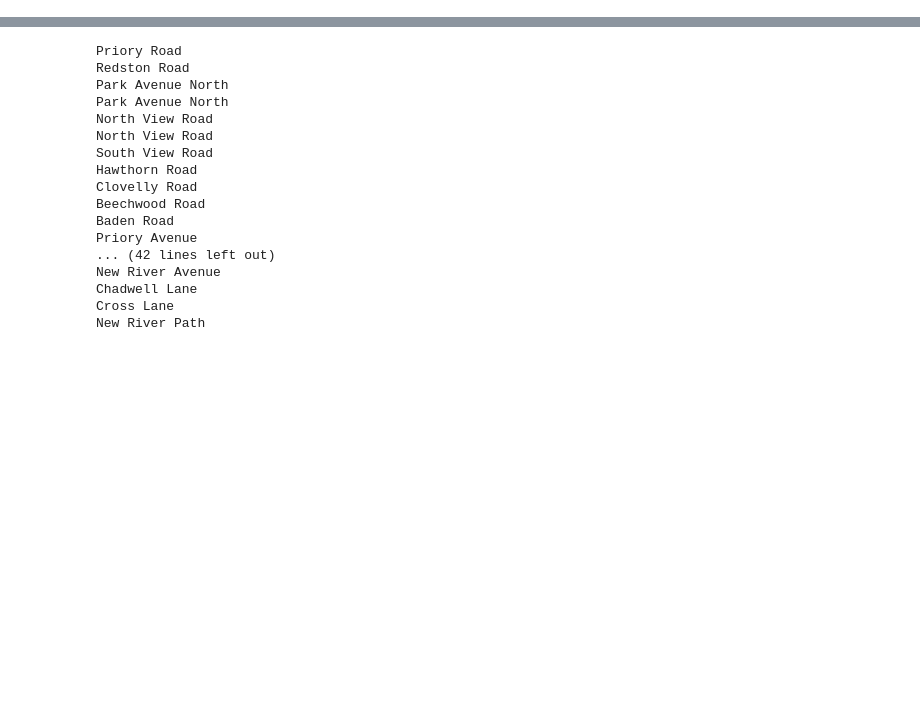
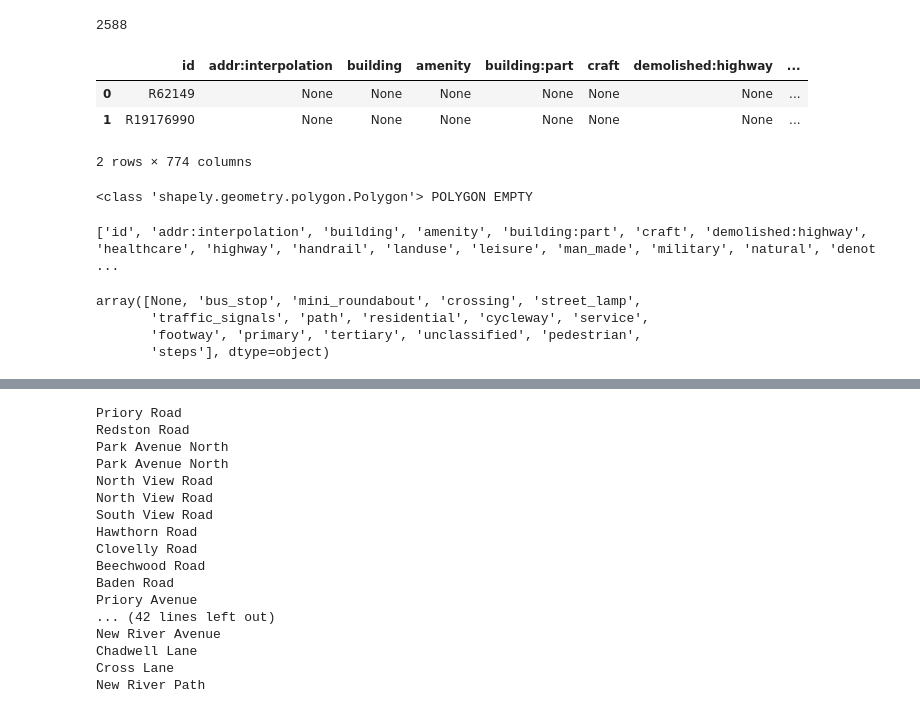
Before and after one commit to JoKent/campsbourne, a Jupyter notebook: street-extract-to-linked-places.ipynb, the cells around one changed output, grey strips where cells are left out. Cells and saved outputs as stored; diff of their text form; code cells hidden in the pictures; blank space fills up the shorter version.

```diff
--- a/street-extract-to-linked-places.ipynb
+++ b/street-extract-to-linked-places.ipynb
@@ -33,0 +44,32 @@ croads.count
+# %%
+features_in_campsbourne.count
+# %% [output]
+2588
+# %%
+campsbourne_all = features_in_campsbourne.geojson
+cgdf = geopandas.read_file(campsbourne_all)
+cgdf.head(2)
+# %% [output]
+|  | id | addr:interpolation | building | amenity | building:part | craft | demolished:highway | ... |
+| 0 | R62149 | None | None | None | None | None | None | ... |
+| 1 | R19176990 | None | None | None | None | None | None | ... |
+2 rows × 774 columns
+# %%
+# cgdfnop = cgdf[cgdf['geometry'] != "POLYGON EMPTY"]
+# cgdfnop.count
+
+test = cgdfnop.loc[0, 'geometry']
+print(type(test),test)
+# %% [output]
+<class 'shapely.geometry.polygon.Polygon'> POLYGON EMPTY
+# %%
+print(list(cgdfnop.columns.values))
+# %% [output]
+['id', 'addr:interpolation', 'building', 'amenity', 'building:part', 'craft', 'demolished:highway', 'healthcare', 'highway', 'handrail', 'landuse', 'leisure', 'man_made', 'military', 'natural', 'denot ...
+# %%
+cgdfnop['highway'].unique()
+# %% [output]
+array([None, 'bus_stop', 'mini_roundabout', 'crossing', 'street_lamp',
+       'traffic_signals', 'path', 'residential', 'cycleway', 'service',
+       'footway', 'primary', 'tertiary', 'unclassified', 'pedestrian',
+       'steps'], dtype=object)
```
Also changed, not shown: parts of 18 cells of this notebook.
